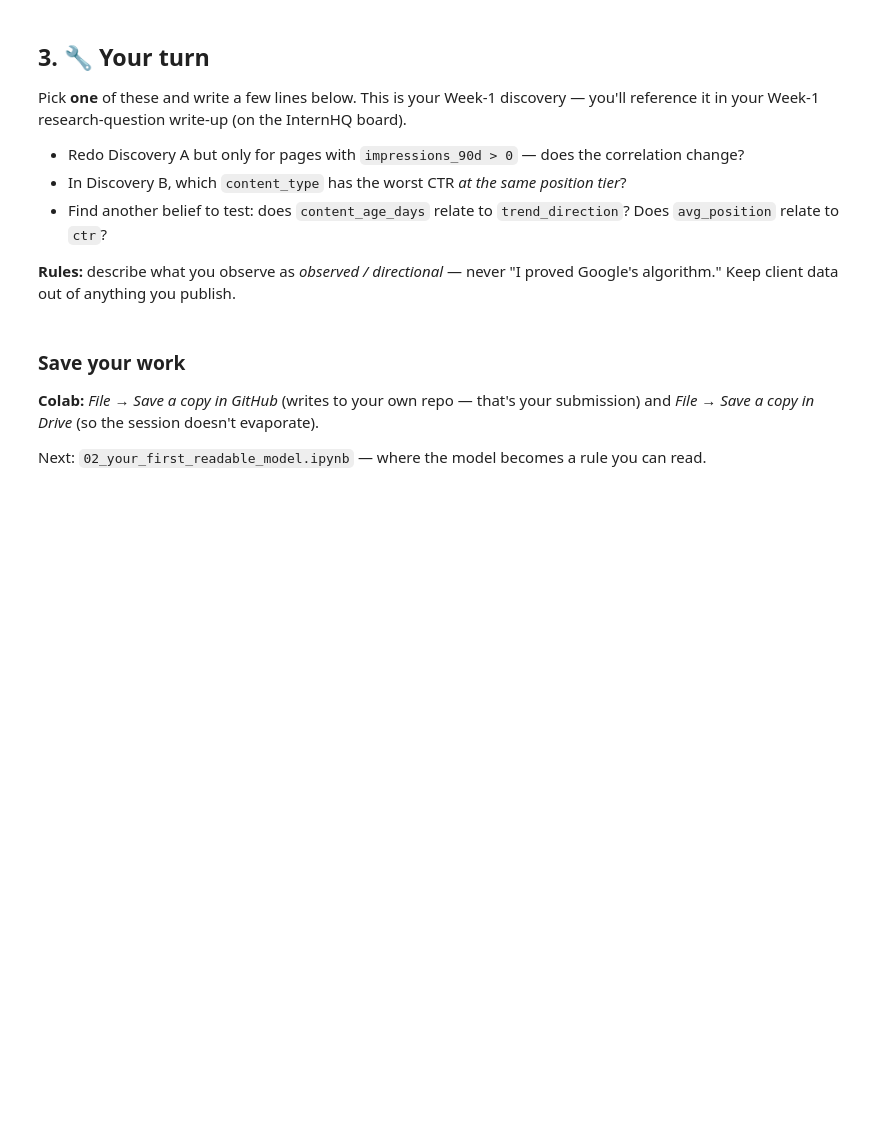
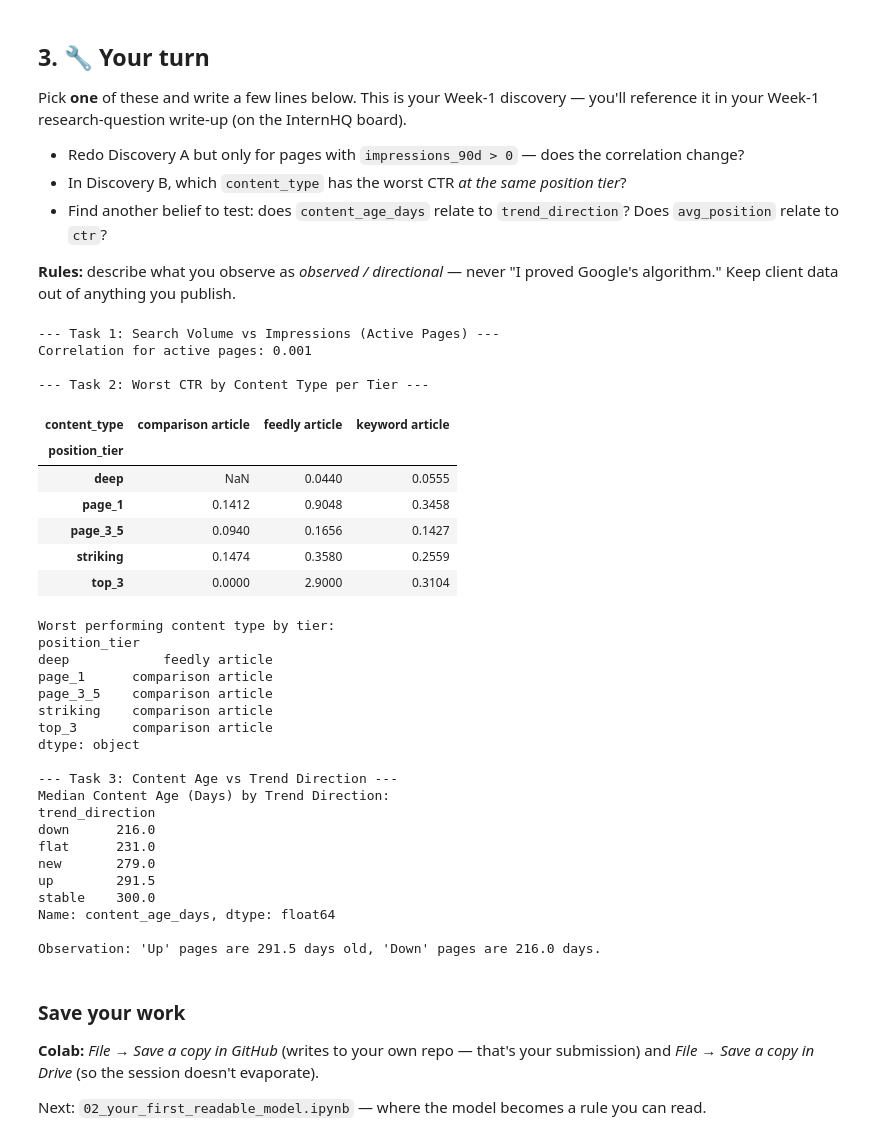
Before and after one commit to nafis8766/Codes-at-Fly-Rank, a Jupyter notebook: notebooks/01_first_look_and_discovery.ipynb, the cells around one changed output. Saved outputs shown, nothing was run; the diff lists cells and outputs as text; code cells hidden in the pictures; blank space fills up the shorter version.

```diff
--- a/notebooks/01_first_look_and_discovery.ipynb
+++ b/notebooks/01_first_look_and_discovery.ipynb
@@ -139,3 +156,61 @@ Pick **one** of these and write a few lines below. This is your Week-1 discovery
+# %%
+import pandas as pd
+
+print("--- Task 1: Search Volume vs Impressions (Active Pages) ---")
+df_active = df[df['impressions_90d'] > 0]
+active_corr = df_active['search_volume'].corr(df_active['impressions_90d'])
+print(f"Correlation for active pages: {active_corr:.3f}")
+
+print("\n--- Task 2: Worst CTR by Content Type per Tier ---")
+visible = df[df["impressions_90d"] >= 100]
+# Calculate mean CTR per tier and type
+ctr_analysis = visible.groupby(["position_tier", "content_type"])["ctr"].mean().unstack()
+display(ctr_analysis.round(4))
+# Identify the lowest CTR type per tier
+worst_types = visible.groupby("position_tier").apply(lambda x: x.groupby("content_type")["ctr"].mean().idxmin(), include_groups=False)
+print("Worst performing content type by tier:")
+print(worst_types)
+
+print("\n--- Task 3: Content Age vs Trend Direction ---")
+age_trend = df.groupby("trend_direction")["content_age_days"].median().sort_values()
+print("Median Content Age (Days) by Trend Direction:")
+print(age_trend.round(1))
+
+up_age = age_trend.get('up', 0)
+down_age = age_trend.get('down', 0)
+print(f"\nObservation: 'Up' pages are {up_age} days old, 'Down' pages are {down_age} days.")
+# %% [output]
+--- Task 1: Search Volume vs Impressions (Active Pages) ---
+Correlation for active pages: 0.001
+
+--- Task 2: Worst CTR by Content Type per Tier ---
+| content_type | comparison article | feedly article | keyword article |
+| position_tier |  |  |  |
+| deep | NaN | 0.0440 | 0.0555 |
+| page_1 | 0.1412 | 0.9048 | 0.3458 |
+| page_3_5 | 0.0940 | 0.1656 | 0.1427 |
+| striking | 0.1474 | 0.3580 | 0.2559 |
+| top_3 | 0.0000 | 2.9000 | 0.3104 |
+Worst performing content type by tier:
+position_tier
+deep            feedly article
+page_1      comparison article
+page_3_5    comparison article
+striking    comparison article
+top_3       comparison article
+dtype: object
+
+--- Task 3: Content Age vs Trend Direction ---
+Median Content Age (Days) by Trend Direction:
+trend_direction
+down      216.0
+flat      231.0
+new       279.0
+up        291.5
+stable    300.0
+Name: content_age_days, dtype: float64
+
+Observation: 'Up' pages are 291.5 days old, 'Down' pages are 216.0 days.
 # %% [markdown]
 ### Save your work
 **Colab:** *File → Save a copy in GitHub* (writes to your own repo — that's your submission) and *File → Save a copy in Drive* (so the session doesn't evaporate).
```
Also changed, not shown: parts of 4 cells of this notebook.
